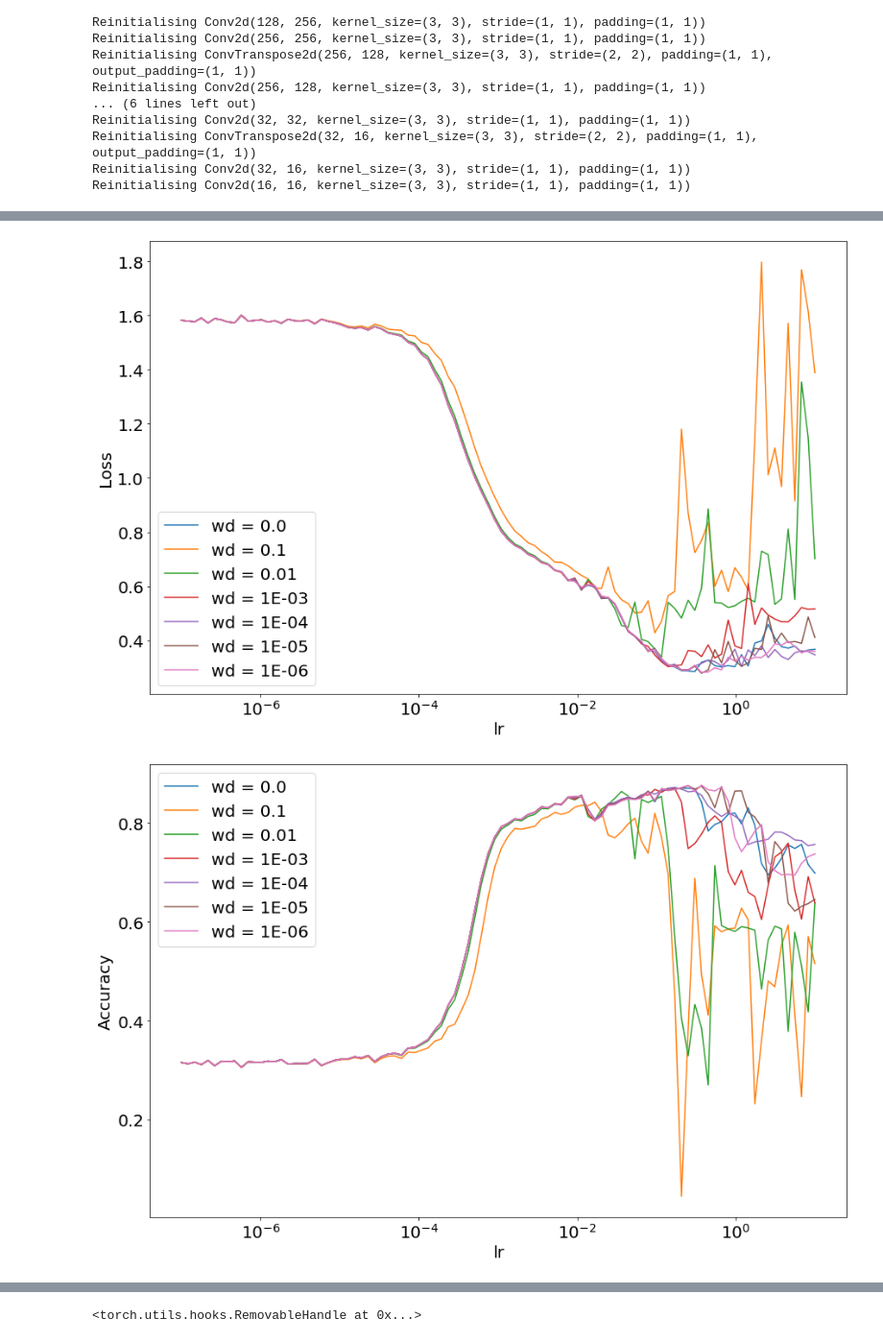
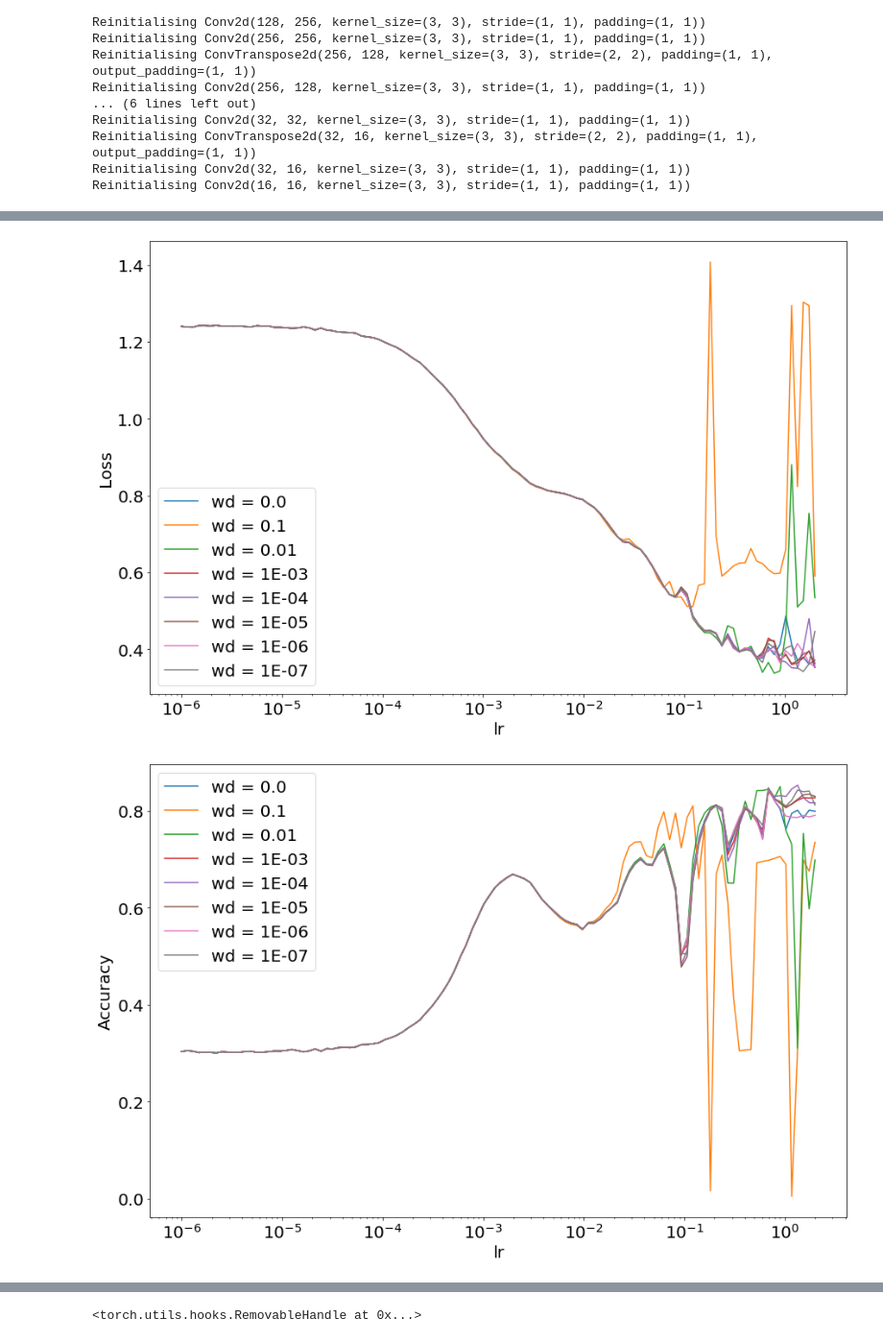
Before and after one commit to AndyChappell/SemanticSegmentation, a Jupyter notebook: dune_network.ipynb, the cells around one changed output, grey strips where cells are left out. Shown at 96% size. Saved outputs shown, nothing was run; the diff lists cells and outputs as text; code cells hidden in the pictures.

Commit message:
Switch to full resolution mosaic images

```diff
--- a/dune_network.ipynb
+++ b/dune_network.ipynb
@@ -277,7 +284,7 @@ class LRFinder():
             for i, batch in enumerate(train_dl):
                 self.learner.is_training = True
                 self.learner._batch(epoch, i, batch)
-                self.learner.evaluate()
+                self.learner.evaluate(0)
 
     def get_lrs(self):
         return torch.Tensor(self.learner.history["lr"]).cpu()
@@ -419,9 +428,15 @@ def get_class_weights(n_track, n_shower, n_void):
     weights = [1. / n_void, 1. / n_shower, 1. / n_track]
     return [weight / sum(weights) for weight in weights]
 
-n_track = 127659
-n_shower = 95973
-n_void = 81565296
+#n_track = 127659
+#n_shower = 95973
+#n_void = 81565296
+#[0.0006712271831704981, 0.5704608991961062, 0.42886787362072315]
+
+n_track = 537893
+n_shower = 237544
+n_void = 345254643
+
 weights = get_class_weights(n_track, n_shower, n_void)
 weights
 # %% [output]
@@ -469,21 +484,20 @@ from torch.optim.lr_scheduler import OneCycleLR, LambdaLR
 seed = 42
 np.random.seed(seed)
 torch.manual_seed(seed)
-num_epochs = 10
-pct_start = 2.5 / num_epochs
+num_epochs = 5
+#pct_start = 2.5 / num_epochs
+pct_start = 1. / num_epochs
 n_classes = 3
-wd = 1e-6
-#max_lr = 5e-3
-#max_lr = 1e-2
-#max_lr = 1e-1
-max_lr = 3e-2
-base_lr = 1e-5
+wd = 1e-4
+max_lr = 1e-3
+base_lr = 1e-4
 min_lr = 1e-7
 div_factor = max_lr / base_lr
 final_factor = base_lr / min_lr
 model = UNet(1, n_classes = n_classes, n_filters = 16, y_range = (0, n_classes))
 loss_fn = nn.CrossEntropyLoss(torch.tensor(weights))
 optim = opt.Adam(model.parameters(), lr=max_lr, weight_decay=wd)
+#optim = opt.SGD(model.parameters(), lr=max_lr, momentum=0.9, weight_decay=wd)
 # Standard One-Cycle LR
 #scheduler = OneCycleLR(optim, max_lr, anneal_strategy='linear', total_steps = num_epochs * len(bunch.train_dl), pct_start=0.30, div_factor=div_factor, final_div_factor=10)
 # Exp One-Cycle LR
@@ -522,14 +536,18 @@ def explore_learning_rates(weight_decays):
     lrs = []
     losses = []
     accuracies = []
+    low_lr = 1e-6
+    high_lr = 2.
     for wd in weight_decays:
         seed = 42
         np.random.seed(seed)
         torch.manual_seed(seed)
         model = UNet(1, n_classes = n_classes, n_filters = 16, y_range = (0, n_classes))
         loss_fn = nn.CrossEntropyLoss(torch.tensor(weights))
-        optim = opt.Adam(model.parameters(), lr=1e-7, weight_decay=wd)
-        lr_finder = LRFinder(model, bunch, loss_fn, optim, 96, 0, low_lr=1e-7, high_lr=10)
+        optim = opt.Adam(model.parameters(), lr=low_lr, weight_decay=wd)
+        #optim = opt.SGD(model.parameters(), lr=low_lr, momentum=0.9, weight_decay=wd)
+        #lr_finder = LRFinder(model, bunch, loss_fn, optim, 96, 0, low_lr=1e-6, high_lr=2)
+        lr_finder = LRFinder(model, bunch, loss_fn, optim, 2 * len(bunch.train_dl), 0, low_lr=low_lr, high_lr=high_lr)
         lr_finder.find()
         lrs.append(lr_finder.get_lrs())
         losses.append(lr_finder.get_losses())
@@ -593,18 +629,18 @@ def plot_lr_variable(lrs, vars, label, name, wds):
 # %%
 from operator import itemgetter
 wds = [0., 1e-1, 1e-2, 1e-3, 1e-4, 1e-5, 1e-6, 1e-7]
-sub_wds = itemgetter(0, 1, 2, 3, 4, 5, 6)(wds)
-sub_losses = itemgetter(0, 1, 2, 3, 4, 5, 6)(losses)
-sub_accuracies = itemgetter(0, 1, 2, 3, 4, 5, 6)(accuracies)
+sub_wds = itemgetter(0, 1, 2, 3, 4, 5, 6, 7)(wds)
+sub_losses = itemgetter(0, 1, 2, 3, 4, 5, 6, 7)(losses)
+sub_accuracies = itemgetter(0, 1, 2, 3, 4, 5, 6, 7)(accuracies)
 plot_lr_variable(lrs[0], sub_losses, "Loss", "LRFinderLosses", sub_wds)
 plot_lr_variable(lrs[0], sub_accuracies, "Accuracy", "LRFinderAccuracies", sub_wds)
 # %% [output]
 The PostScript backend does not support transparency; partially transparent artists will be rendered opaque.
 The PostScript backend does not support transparency; partially transparent artists will be rendered opaque.
 The PostScript backend does not support transparency; partially transparent artists will be rendered opaque.
 The PostScript backend does not support transparency; partially transparent artists will be rendered opaque.
-[figure, old version]
+[figure, new version]
-[figure, old version]
+[figure, new version]
 # %%
 !tar cvzf images.tar.gz *.png *.pdf *.eps
 # %% [output]
```
Also changed, not shown: parts of 15 cells of this notebook, 2 other files.
